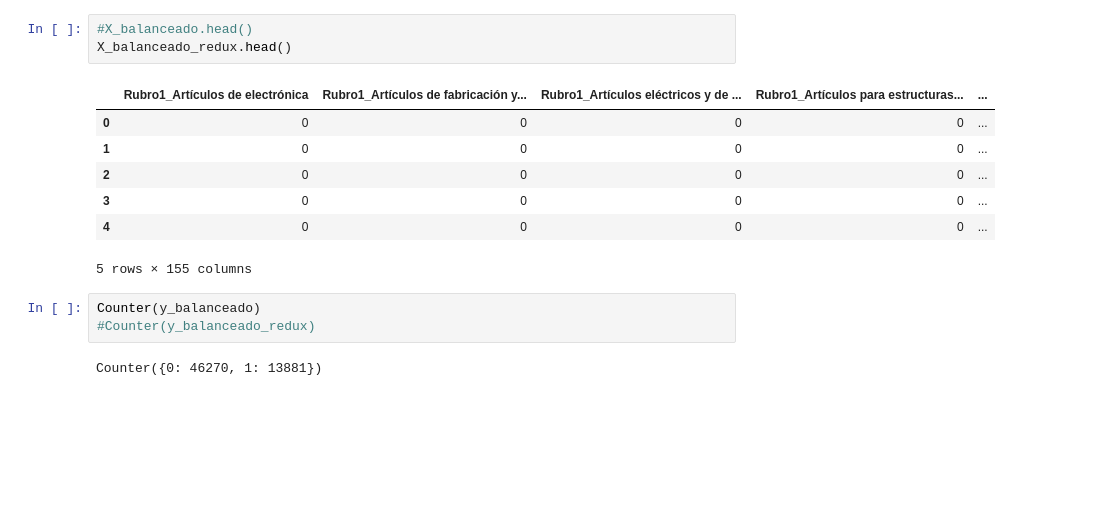
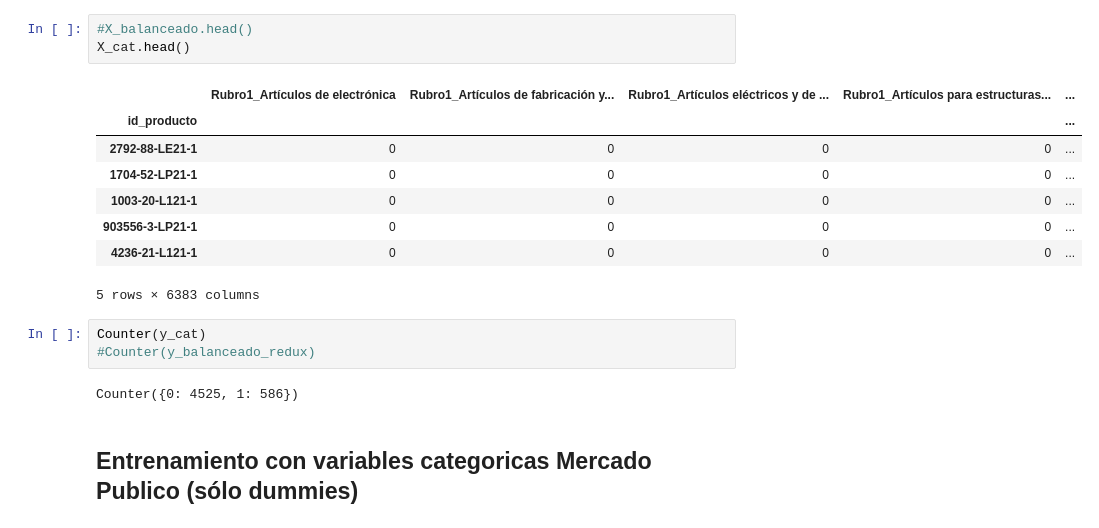
Before and after one commit to metalkutz/juanito_v2.0, a Jupyter notebook: mod_reg_logist.ipynb, the cells around one changed output. Cells and saved outputs as stored; diff of their text form; blank space fills up the shorter version.

```diff
--- a/mod_reg_logist.ipynb
+++ b/mod_reg_logist.ipynb
@@ -21,16 +19,19 @@ X: (60151, 155) y: (60151,)
 # %%
 #X_balanceado.head()
-X_balanceado_redux.head()
+X_cat.head()
 # %% [output]
 |  | Rubro1_Artículos de electrónica | Rubro1_Artículos de fabricación y... | Rubro1_Artículos eléctricos y de ... | Rubro1_Artículos para estructuras... | ... |
-| 0 | 0 | 0 | 0 | 0 | ... |
-| 1 | 0 | 0 | 0 | 0 | ... |
-| 2 | 0 | 0 | 0 | 0 | ... |
-| 3 | 0 | 0 | 0 | 0 | ... |
-| 4 | 0 | 0 | 0 | 0 | ... |
+| id_producto |  |  |  |  | ... |
+| 2792-88-LE21-1 | 0 | 0 | 0 | 0 | ... |
+| 1704-52-LP21-1 | 0 | 0 | 0 | 0 | ... |
+| 1003-20-L121-1 | 0 | 0 | 0 | 0 | ... |
+| 903556-3-LP21-1 | 0 | 0 | 0 | 0 | ... |
+| 4236-21-L121-1 | 0 | 0 | 0 | 0 | ... |
-5 rows × 155 columns
+5 rows × 6383 columns
 # %%
-Counter(y_balanceado)
+Counter(y_cat)
 #Counter(y_balanceado_redux)
 # %% [output]
-Counter({0: 46270, 1: 13881})
+Counter({0: 4525, 1: 586})
+# %% [markdown]
+## Entrenamiento con variables categoricas Mercado Publico (sólo dummies)
```
Also changed, not shown: parts of 21 cells of this notebook, 2 other files.
